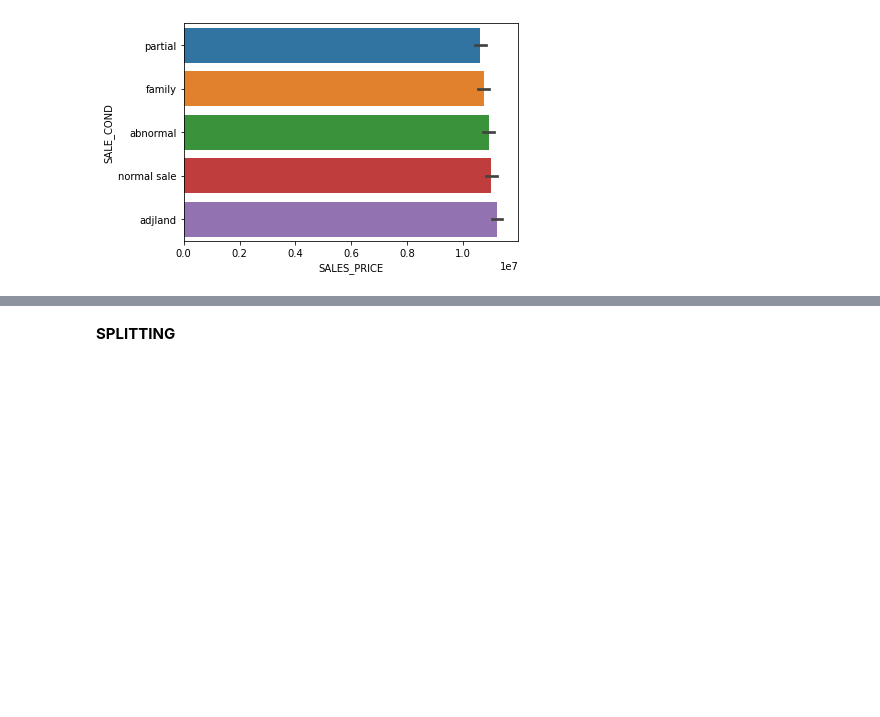
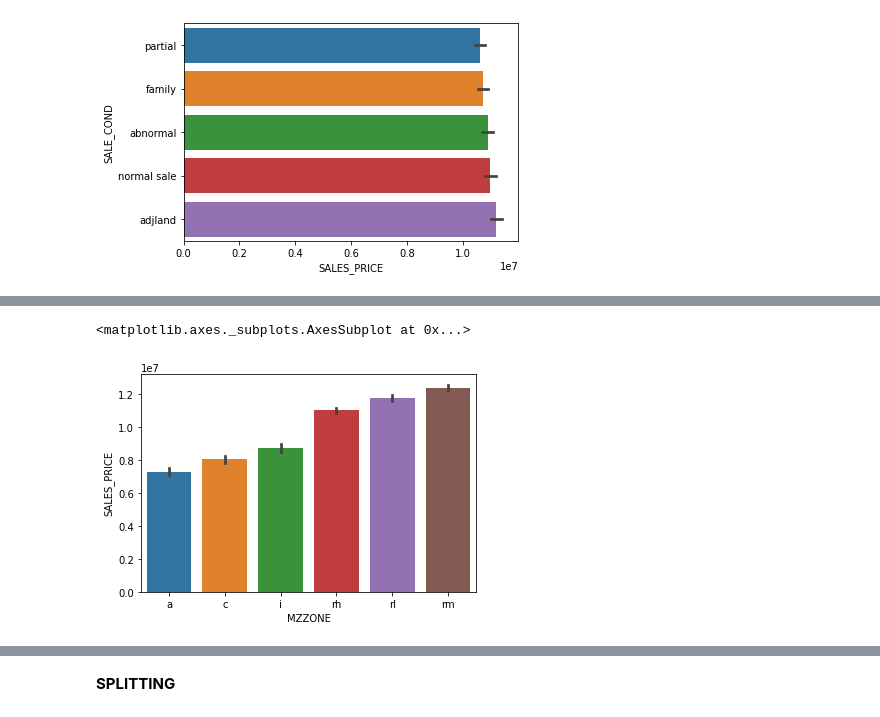
Before and after one commit to ShubhamAgr09/Chennai_Housing-Price_Pridiction, a Jupyter notebook: Chennai_Housing_Price_Pridiction.ipynb, the cells around one changed output, grey strips where cells are left out. Cells and saved outputs as stored; diff of their text form; code cells hidden in the pictures; blank space fills up the shorter version.

```diff
--- a/Chennai_Housing_Price_Pridiction.ipynb
+++ b/Chennai_Housing_Price_Pridiction.ipynb
@@ -245,0 +256,7 @@ sns.barplot(y=df.SALE_COND,x=df.SALES_PRICE,order=dff)
+# %%
+dff = pd.DataFrame()
+dff=df.groupby('MZZONE')['SALES_PRICE'].mean().reset_index().sort_values('SALES_PRICE')['MZZONE']
+sns.barplot(x=df.MZZONE,y=df.SALES_PRICE,order=dff)
+# %% [output]
+<matplotlib.axes._subplots.AxesSubplot at 0x...>
+[figure, added]
```
Also changed, not shown: parts of 56 cells of this notebook.
